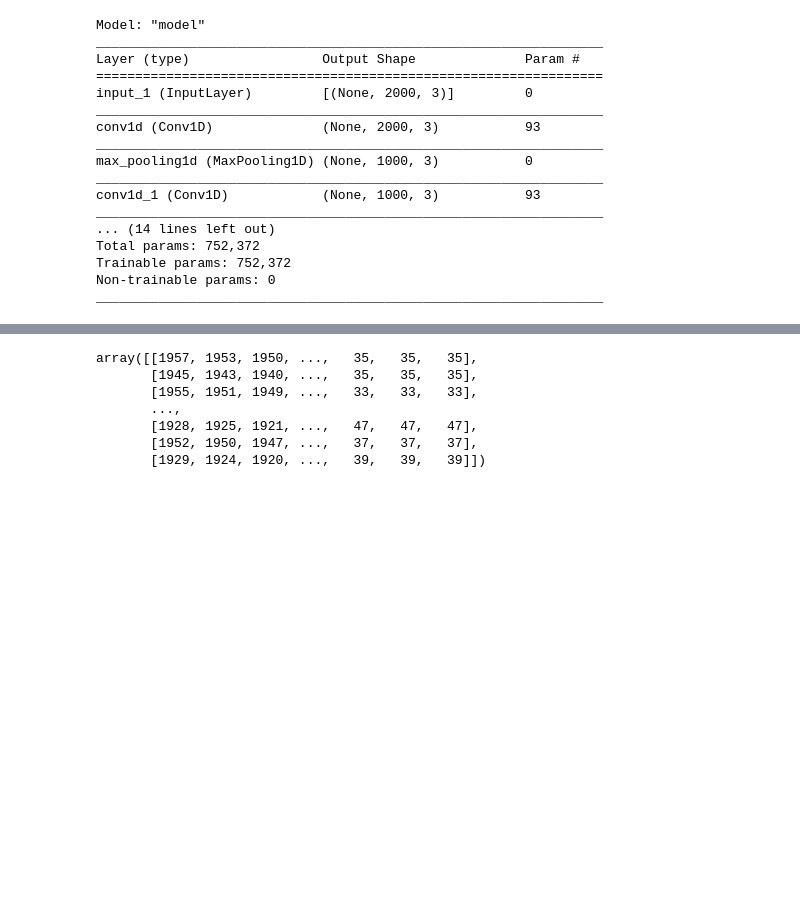
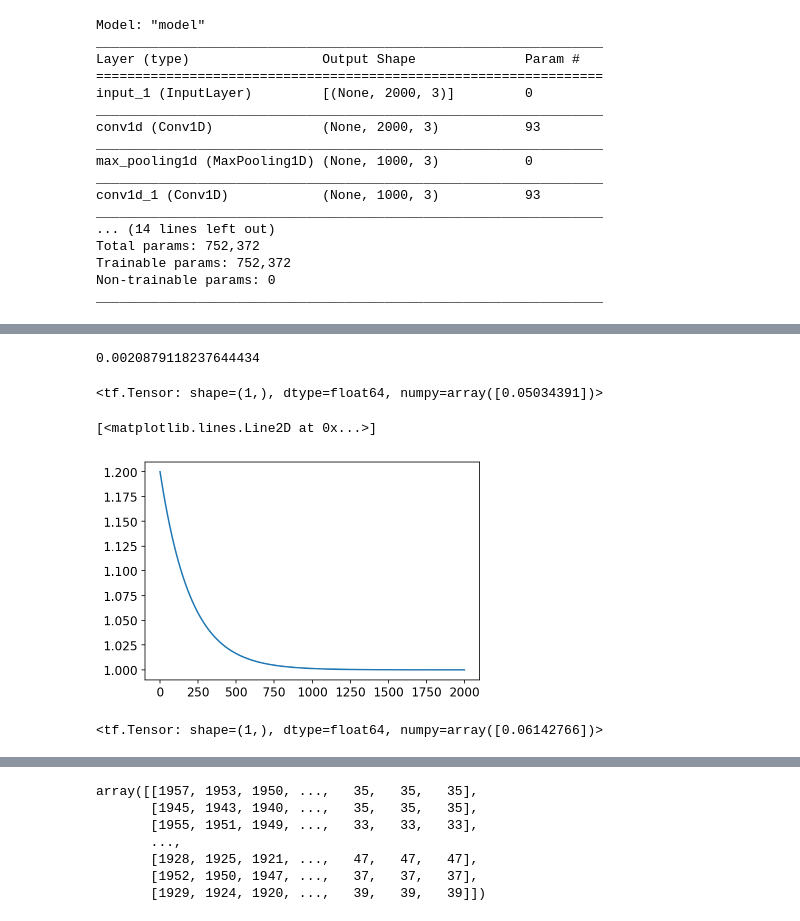
Before and after one commit to stockeh/cira-ml-soundings, a Jupyter notebook: notebooks/arm-sgp-lamont-ok.ipynb, the cells around one changed output, grey strips where cells are left out. Saved outputs shown, nothing was run; the diff lists cells and outputs as text; code cells hidden in the pictures; blank space fills up the shorter version.

```diff
--- a/notebooks/arm-sgp-lamont-ok.ipynb
+++ b/notebooks/arm-sgp-lamont-ok.ipynb
@@ -316,0 +348,17 @@ plot_results(nnet, Xtest, Ttest, index=22)
+# %%
+# min rmse
+np.min(nnet.history['val_loss'])
+# %% [output]
+0.0020879118237644434
+# %%
+tf.keras.losses.MSE(Ttest[0:1,:], nnet.use(Xtest[0:1,:]))
+# %% [output]
+<tf.Tensor: shape=(1,), dtype=float64, numpy=array([0.05034391])>
+# %%
+# exponential decay
+y = lambda x: .2 * np.exp(-.005 * x) + 1
+x = np.arange(2000)
+plt.plot(y(x))
+# %% [output]
+[<matplotlib.lines.Line2D at 0x...>]
+[figure, added]
@@ -316,0 +370,4 @@ plot_results(nnet, Xtest, Ttest, index=22)
+# %%
+mean_squared_error(Ttest[0:1,:], nnet.use(Xtest[0:1,:]))
+# %% [output]
+<tf.Tensor: shape=(1,), dtype=float64, numpy=array([0.06142766])>
```
Also changed, not shown: parts of 20 cells of this notebook, 2 other files.
